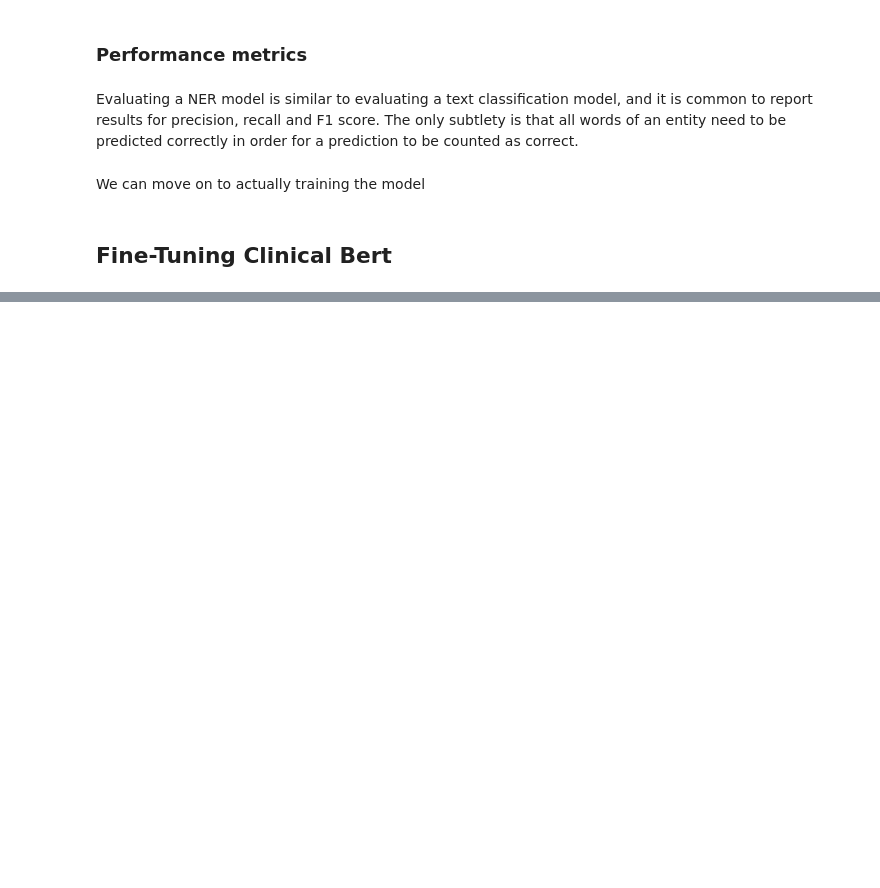
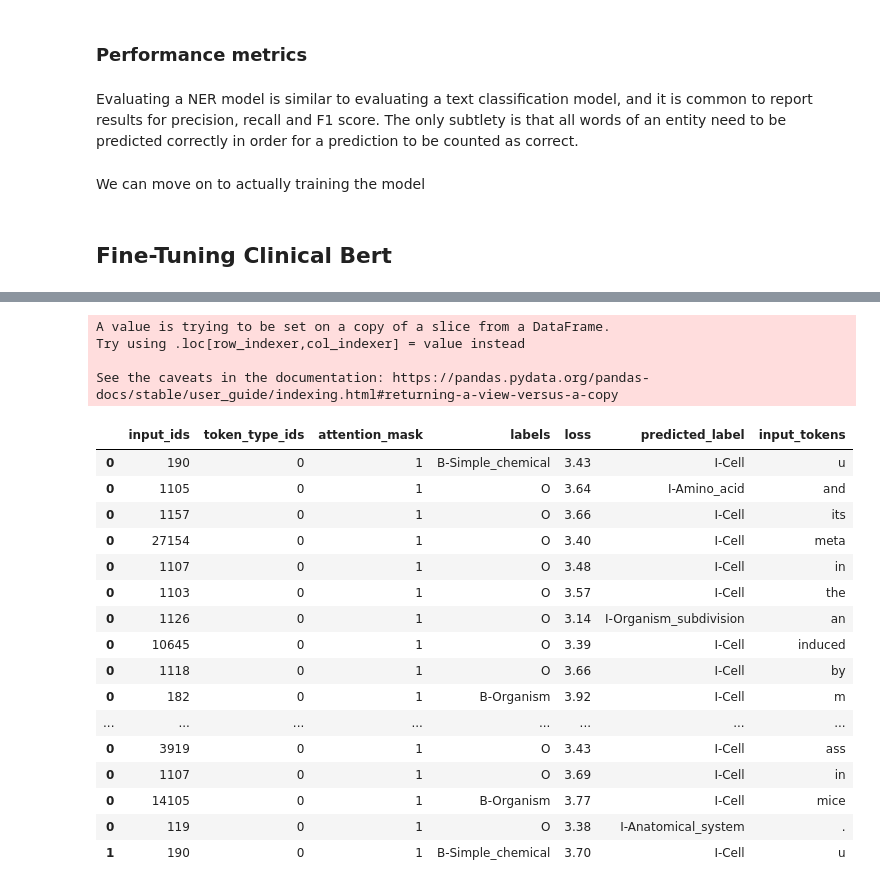
Before and after one commit to R-icntay/cogstack_project, a Jupyter notebook: notebooks/clinical_bert.ipynb, the cells around one changed output, grey strips where cells are left out. Drawn from its saved outputs; the diff is of its cells as text; code cells hidden in the pictures; blank space fills up the shorter version.

```diff
--- a/notebooks/clinical_bert.ipynb
+++ b/notebooks/clinical_bert.ipynb
@@ -586,0 +801,32 @@ We can move on to actually training the model
+# %%
+# Similar to dplyr::pivot_longer?
+df_tokens = df.apply(pd.Series.explode)
+# Drop all padding features since loss is zero
+df_tokens = df_tokens.query("labels != 'IGN'")
+# Cast losses as float since they are arrays
+df_tokens["loss"] = df_tokens["loss"].astype(float).round(2)
+# %% [output]
+A value is trying to be set on a copy of a slice from a DataFrame.
+Try using .loc[row_indexer,col_indexer] = value instead
+
+See the caveats in the documentation: https://pandas.pydata.org/pandas-docs/stable/user_guide/indexing.html#returning-a-view-versus-a-copy
+# %%
+df_tokens.head(26)
+# %% [output]
+|  | input_ids | token_type_ids | attention_mask | labels | loss | predicted_label | input_tokens |
+| 0 | 190 | 0 | 1 | B-Simple_chemical | 3.43 | I-Cell | u |
+| 0 | 1105 | 0 | 1 | O | 3.64 | I-Amino_acid | and |
+| 0 | 1157 | 0 | 1 | O | 3.66 | I-Cell | its |
+| 0 | 27154 | 0 | 1 | O | 3.40 | I-Cell | meta |
+| 0 | 1107 | 0 | 1 | O | 3.48 | I-Cell | in |
+| 0 | 1103 | 0 | 1 | O | 3.57 | I-Cell | the |
+| 0 | 1126 | 0 | 1 | O | 3.14 | I-Organism_subdivision | an |
+| 0 | 10645 | 0 | 1 | O | 3.39 | I-Cell | induced |
+| 0 | 1118 | 0 | 1 | O | 3.66 | I-Cell | by |
+| 0 | 182 | 0 | 1 | B-Organism | 3.92 | I-Cell | m |
+| ... | ... | ... | ... | ... | ... | ... | ... |
+| 0 | 3919 | 0 | 1 | O | 3.43 | I-Cell | ass |
+| 0 | 1107 | 0 | 1 | O | 3.69 | I-Cell | in |
+| 0 | 14105 | 0 | 1 | B-Organism | 3.77 | I-Cell | mice |
+| 0 | 119 | 0 | 1 | O | 3.38 | I-Anatomical_system | . |
+| 1 | 190 | 0 | 1 | B-Simple_chemical | 3.70 | I-Cell | u |
```
Also changed, not shown: parts of 65 cells of this notebook.
